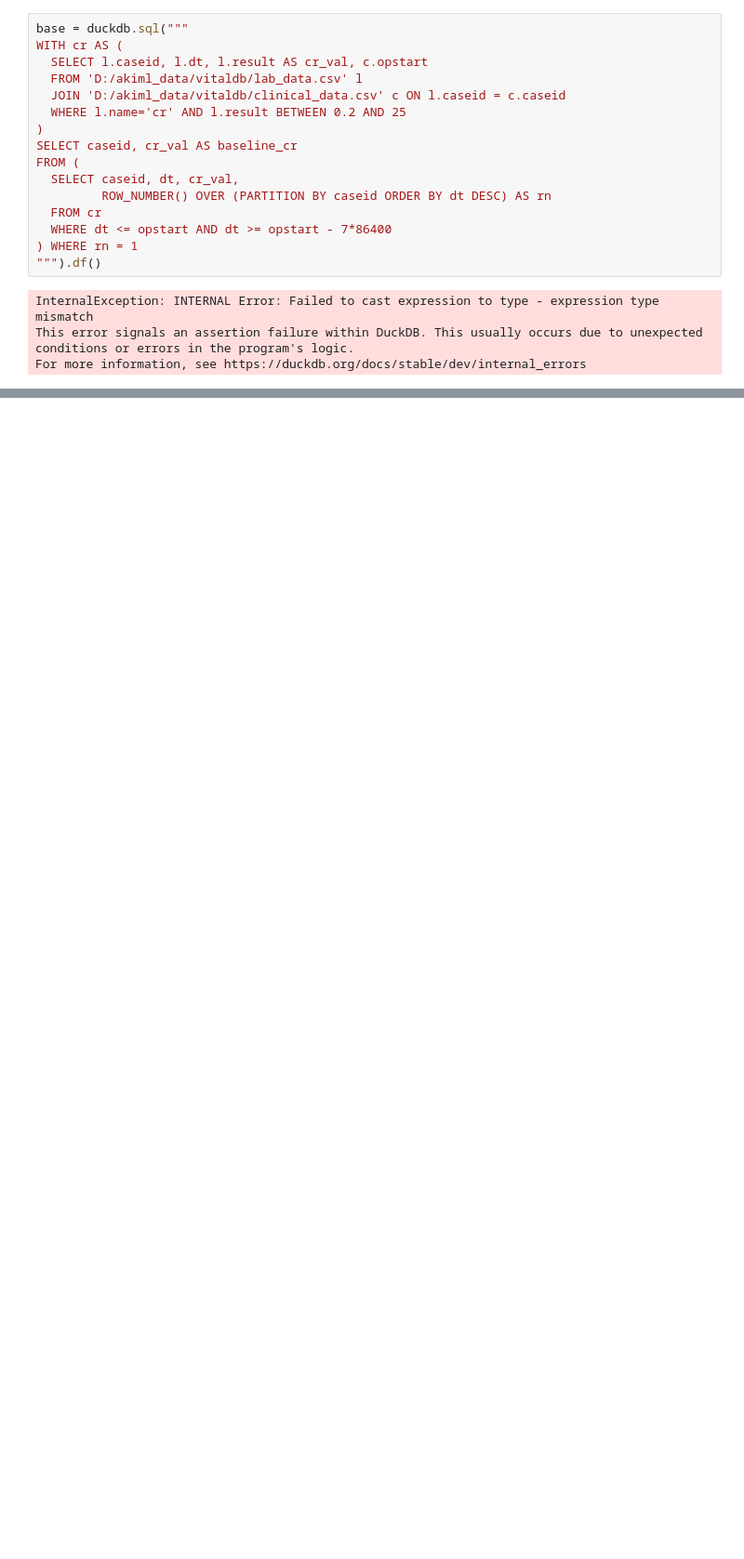
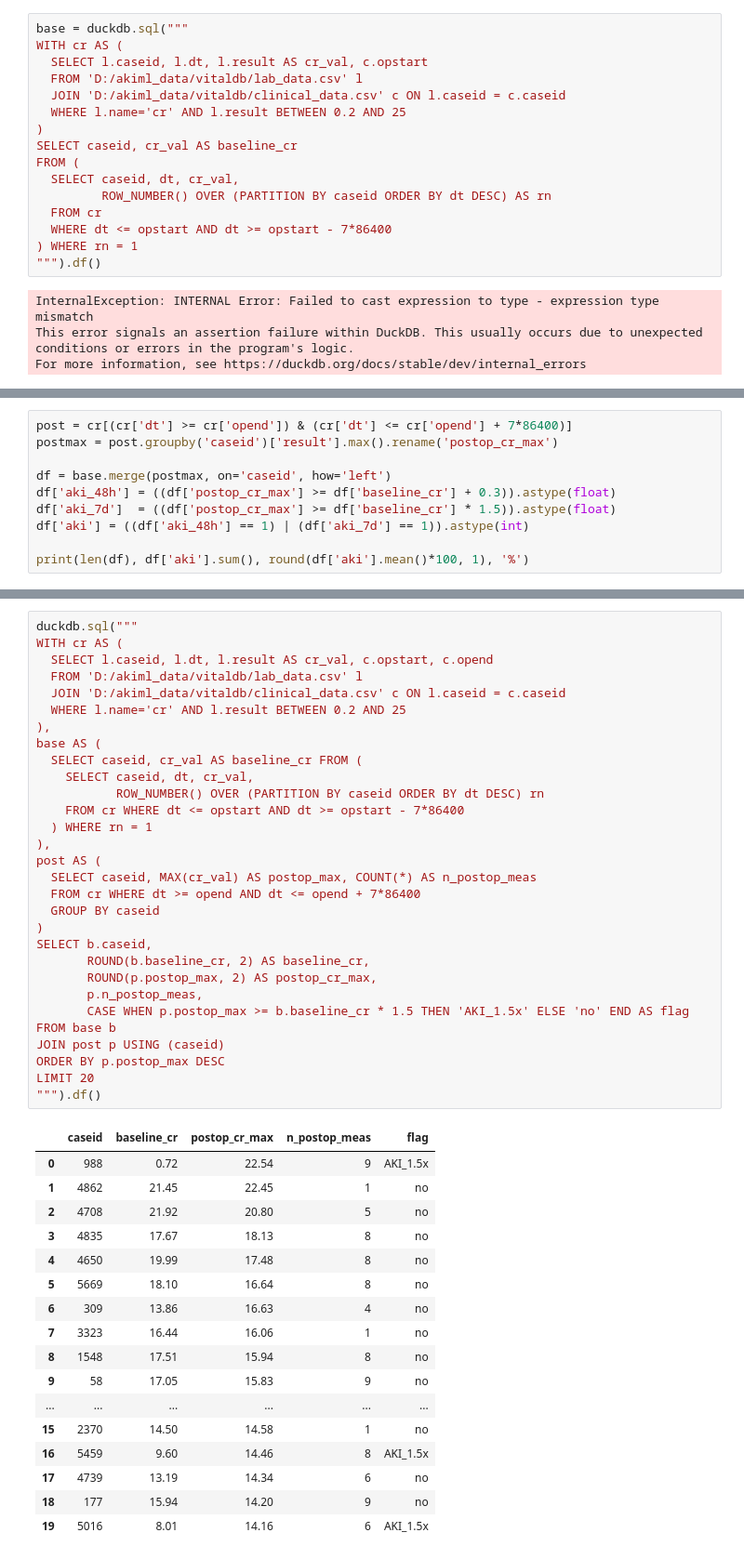
Before and after one commit to zhendai123/postop-aki-vitaldb, a Jupyter notebook: 01_vitaldb_explore.ipynb, the cells around one changed output, grey strips where cells are left out. Shown at 93% size. Drawn from its saved outputs; the diff is of its cells as text; blank space fills up the shorter version.

Commit message:
final evidence chain: 4.4% primary / 2.5% sensitivity, case988 spike, measurement density

```diff
--- a/01_vitaldb_explore.ipynb
+++ b/01_vitaldb_explore.ipynb
@@ -247,0 +269,10 @@ For more information, see https://duckdb.org/docs/stable/dev/internal_errors
+# %%
+post = cr[(cr['dt'] >= cr['opend']) & (cr['dt'] <= cr['opend'] + 7*86400)]
+postmax = post.groupby('caseid')['result'].max().rename('postop_cr_max')
+
+df = base.merge(postmax, on='caseid', how='left')
+df['aki_48h'] = ((df['postop_cr_max'] >= df['baseline_cr'] + 0.3)).astype(float)
+df['aki_7d']  = ((df['postop_cr_max'] >= df['baseline_cr'] * 1.5)).astype(float)
+df['aki'] = ((df['aki_48h'] == 1) | (df['aki_7d'] == 1)).astype(int)
+
+print(len(df), df['aki'].sum(), round(df['aki'].mean()*100, 1), '%')
@@ -247,0 +295,48 @@ For more information, see https://duckdb.org/docs/stable/dev/internal_errors
+# %%
+duckdb.sql("""
+WITH cr AS (
+  SELECT l.caseid, l.dt, l.result AS cr_val, c.opstart, c.opend
+  FROM 'D:/akiml_data/vitaldb/lab_data.csv' l
+  JOIN 'D:/akiml_data/vitaldb/clinical_data.csv' c ON l.caseid = c.caseid
+  WHERE l.name='cr' AND l.result BETWEEN 0.2 AND 25
+),
+base AS (
+  SELECT caseid, cr_val AS baseline_cr FROM (
+    SELECT caseid, dt, cr_val,
+           ROW_NUMBER() OVER (PARTITION BY caseid ORDER BY dt DESC) rn
+    FROM cr WHERE dt <= opstart AND dt >= opstart - 7*86400
+  ) WHERE rn = 1
+),
+post AS (
+  SELECT caseid, MAX(cr_val) AS postop_max, COUNT(*) AS n_postop_meas
+  FROM cr WHERE dt >= opend AND dt <= opend + 7*86400
+  GROUP BY caseid
+)
+SELECT b.caseid,
+       ROUND(b.baseline_cr, 2) AS baseline_cr,
+       ROUND(p.postop_max, 2) AS postop_cr_max,
+       p.n_postop_meas,
+       CASE WHEN p.postop_max >= b.baseline_cr * 1.5 THEN 'AKI_1.5x' ELSE 'no' END AS flag
+FROM base b
+JOIN post p USING (caseid)
+ORDER BY p.postop_max DESC
+LIMIT 20
+""").df()
+# %% [output]
+|  | caseid | baseline_cr | postop_cr_max | n_postop_meas | flag |
+| 0 | 988 | 0.72 | 22.54 | 9 | AKI_1.5x |
+| 1 | 4862 | 21.45 | 22.45 | 1 | no |
+| 2 | 4708 | 21.92 | 20.80 | 5 | no |
+| 3 | 4835 | 17.67 | 18.13 | 8 | no |
+| 4 | 4650 | 19.99 | 17.48 | 8 | no |
+| 5 | 5669 | 18.10 | 16.64 | 8 | no |
+| 6 | 309 | 13.86 | 16.63 | 4 | no |
+| 7 | 3323 | 16.44 | 16.06 | 1 | no |
+| 8 | 1548 | 17.51 | 15.94 | 8 | no |
+| 9 | 58 | 17.05 | 15.83 | 9 | no |
+| ... | ... | ... | ... | ... | ... |
+| 15 | 2370 | 14.50 | 14.58 | 1 | no |
+| 16 | 5459 | 9.60 | 14.46 | 8 | AKI_1.5x |
+| 17 | 4739 | 13.19 | 14.34 | 6 | no |
+| 18 | 177 | 15.94 | 14.20 | 9 | no |
+| 19 | 5016 | 8.01 | 14.16 | 6 | AKI_1.5x |
```
Also changed, not shown: parts of 12 cells of this notebook.
